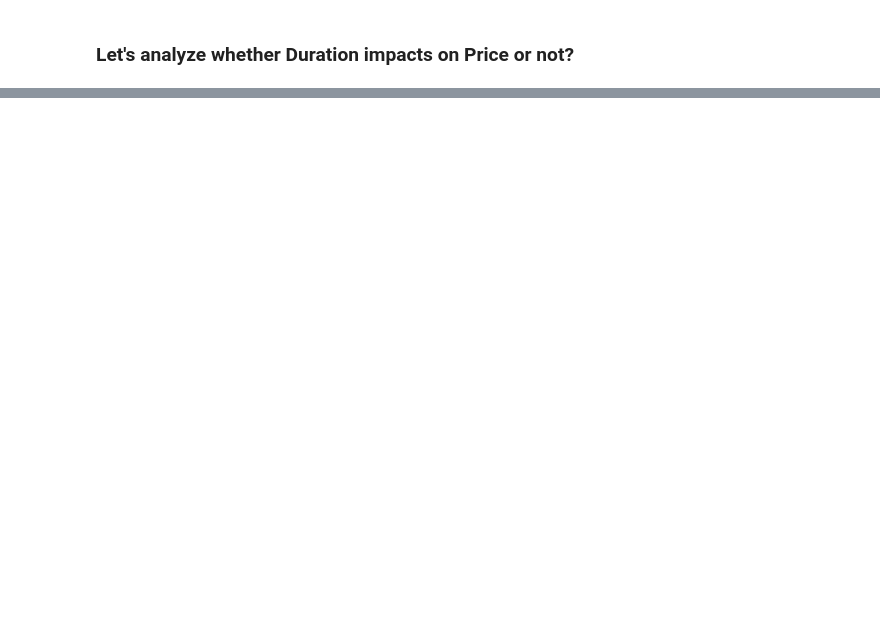
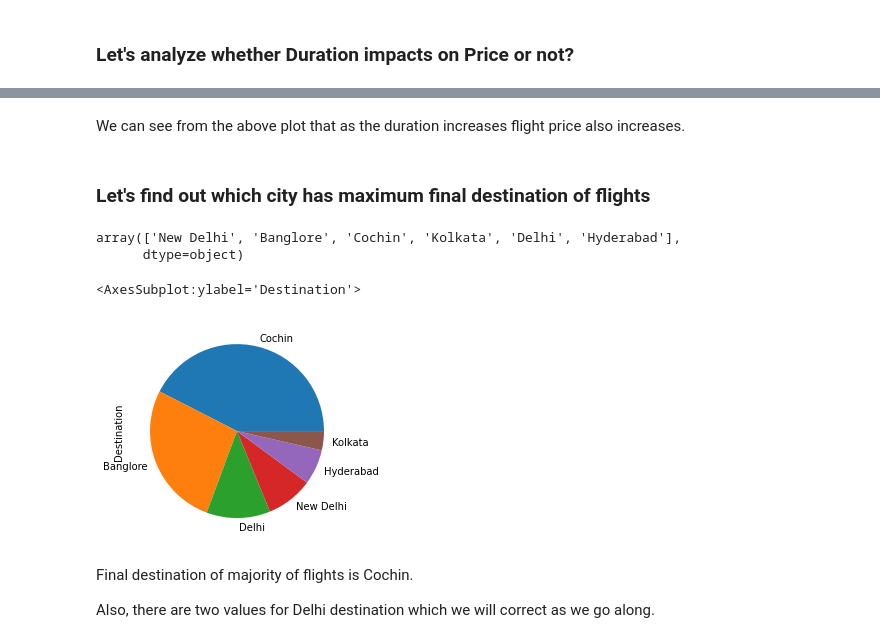
Before and after one commit to PushpaSharmaa/Flight-Fare-Prediction, a Jupyter notebook: Flight_Fare_Prediction ML Project.ipynb, the cells around one changed output, grey strips where cells are left out. Drawn from its saved outputs; the diff is of its cells as text; code cells hidden in the pictures; blank space fills up the shorter version.

Commit message:
Final destination analysis

```diff
--- a/Flight_Fare_Prediction ML Project.ipynb
+++ b/Flight_Fare_Prediction ML Project.ipynb
@@ -348,3 +348,7 @@ data.head()
 | 4 | IndiGo | Banglore | New Delhi | BLR → NAG → DEL | 4h 45m | 1 stop | No info | 13302 | 3 | ... |
 # %% [markdown]
 ### Let's analyze whether Duration impacts on Price or not?
+# %%
+#firstly, let's get total duration in minutes using eval function
+
+data['Duration_total_minutes'] = data['Duration'].str.replace('h', '*60').str.replace(' ', '+').str.replace('m', '*1').apply(eval)
@@ -350,0 +368,18 @@ data.head()
+# %% [markdown]
+We can see from the above plot that as the duration increases flight price also increases.
+# %% [markdown]
+### Let's find out which city has maximum final destination of flights
+# %%
+data['Destination'].unique()
+# %% [output]
+array(['New Delhi', 'Banglore', 'Cochin', 'Kolkata', 'Delhi', 'Hyderabad'],
+      dtype=object)
+# %%
+data['Destination'].value_counts().plot(kind='pie')
+# %% [output]
+<AxesSubplot:ylabel='Destination'>
+[figure, added]
+# %% [markdown]
+Final destination of majority of flights is Cochin.
+
+Also, there are two values for Delhi destination which we will correct as we go along.
```
Also changed, not shown: parts of 6 cells of this notebook.
